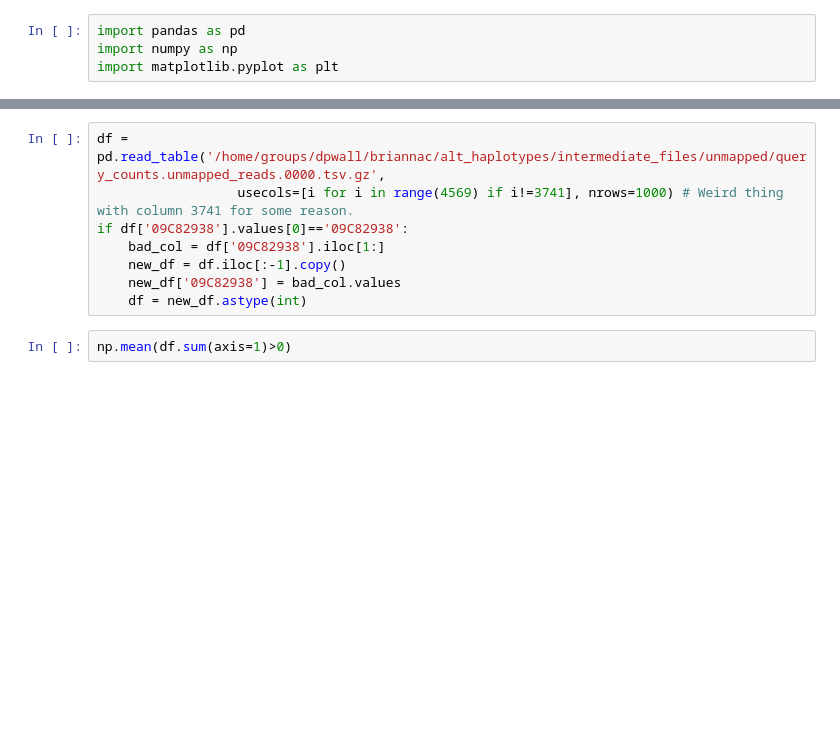
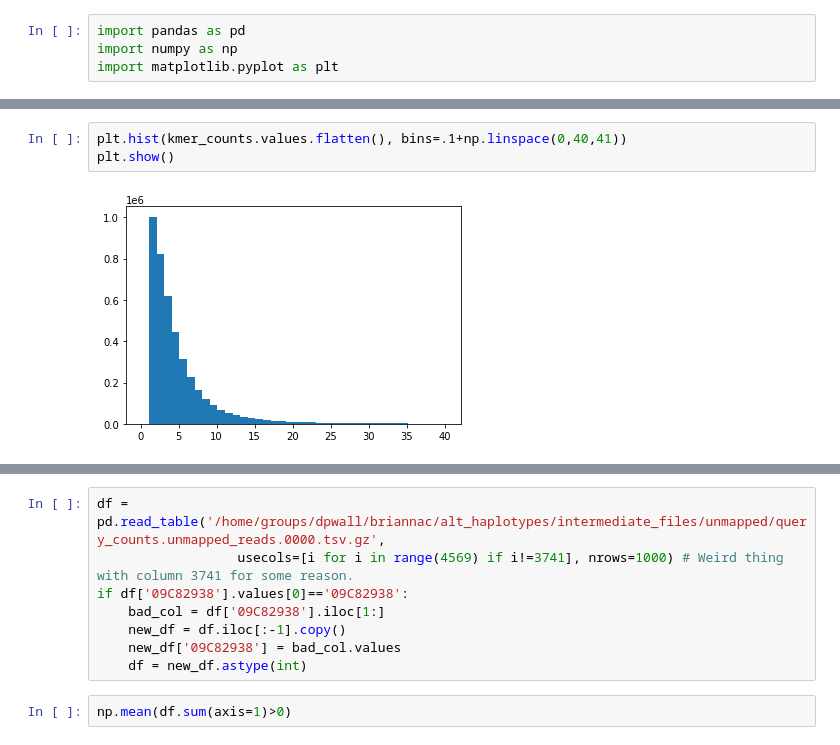
Before and after one commit to briannachrisman/alt_haplotypes, a Jupyter notebook: src/collect_kmers/scratch.ipynb, the cells around one changed output, grey strips where cells are left out. Saved outputs shown, nothing was run; the diff lists cells and outputs as text; blank space fills up the shorter version.

```diff
--- a/src/collect_kmers/scratch.ipynb
+++ b/src/collect_kmers/scratch.ipynb
@@ -14,0 +39,5 @@ len(not_fin)
+# %%
+plt.hist(kmer_counts.values.flatten(), bins=.1+np.linspace(0,40,41))
+plt.show()
+# %% [output]
+[figure, added]
```
Also changed, not shown: parts of 20 cells of this notebook, 22 other files.
